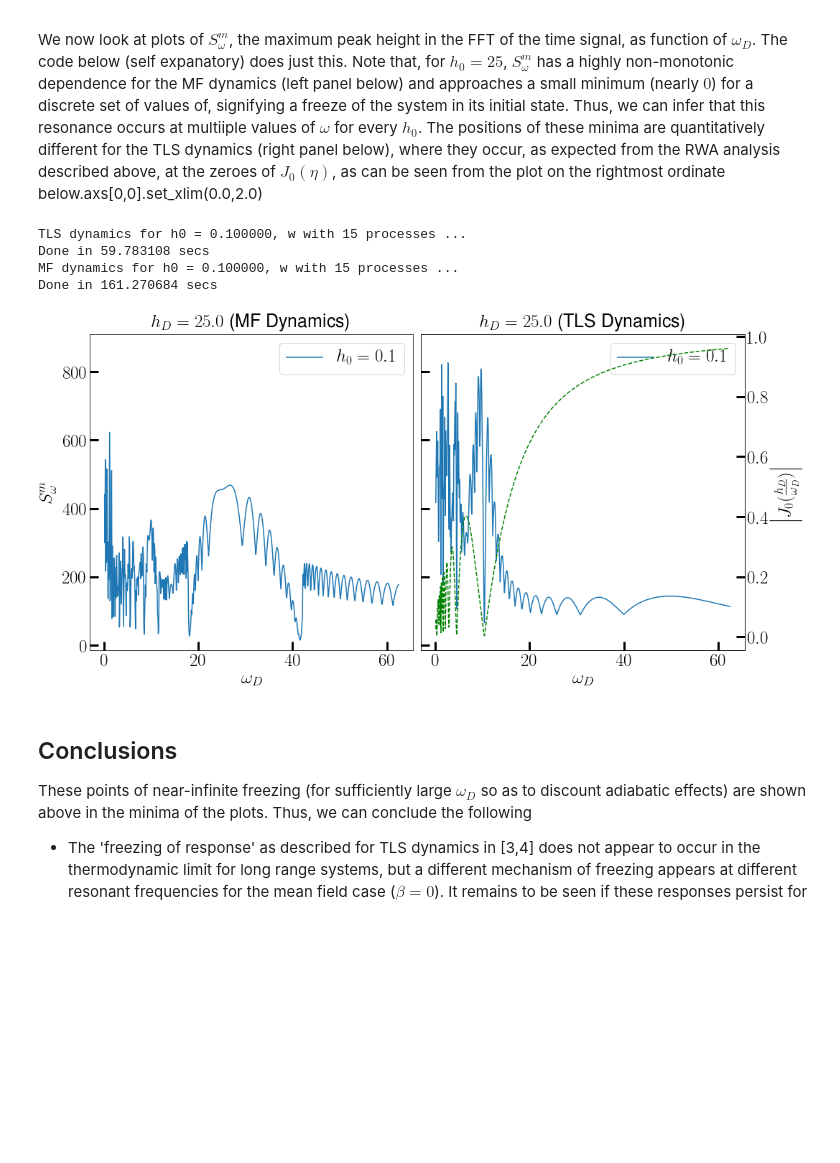
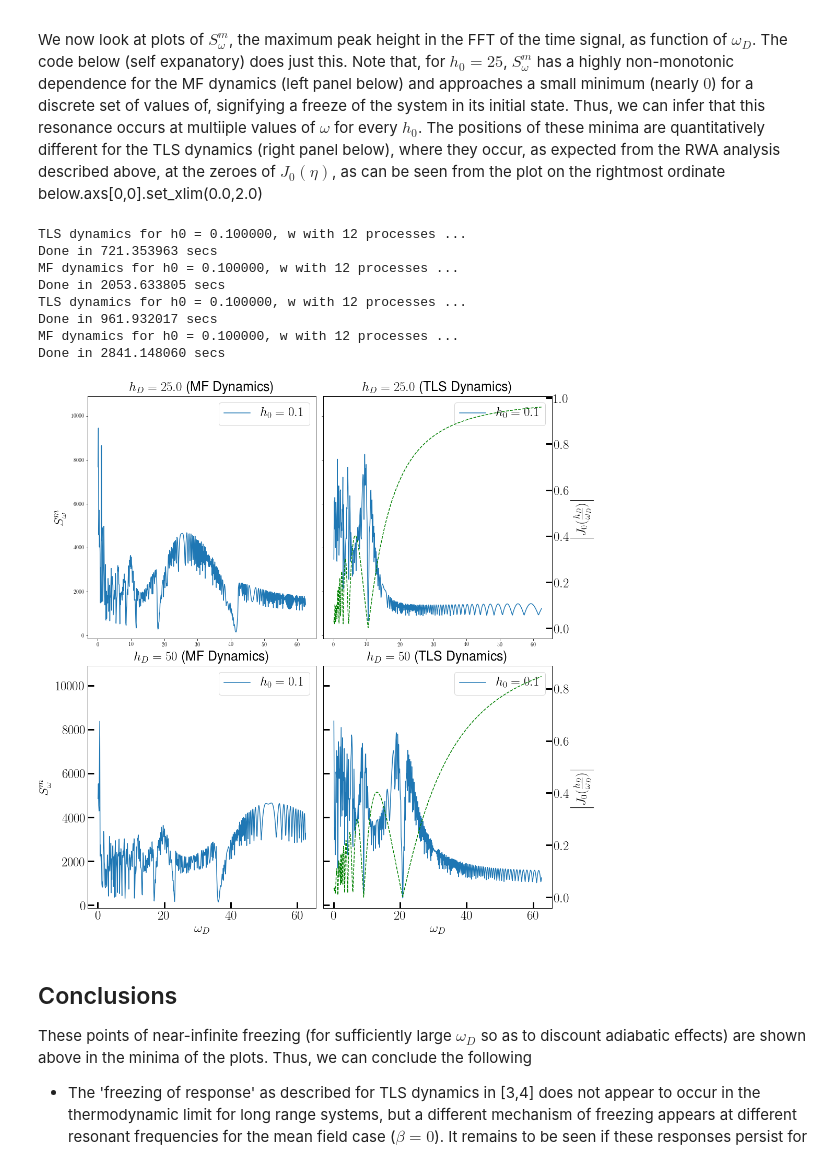
Before and after one commit to deyh2020/periodic_lipkin, a Jupyter notebook: lipkin.ipynb, the cells around one changed output. Cells and saved outputs as stored; diff of their text form; code cells hidden in the pictures; blank space fills up the shorter version.

Commit message:
added extra amplitude for freezing plots

```diff
--- a/lipkin.ipynb
+++ b/lipkin.ipynb
@@ -55,7 +55,7 @@ sx = np.array([[0, 1],[ 1, 0]])
 sy = np.array([[0, -1j],[1j, 0]])
 sz = np.array([[1, 0],[0, -1]])
 
-t = np.linspace(0, 100, 3000)
+t = np.linspace(0, 1000, 30000)
 h0 = 0.1
 h = 25.0
 eta = 2.40482555769577
@@ -121,8 +121,8 @@ for i, w in enumerate(omegas):
     axs[i, 1].plot(2.0 * np.pi * freqs_mf.real/w, np.abs(spectrum_mf),'b', label = "MF Soln", alpha=0.6)
     peaks, _ = find_peaks(np.abs(spectrum_mf), height=pheightmin)
     axs[i, 1].plot(2.0 * np.pi * freqs_mf[peaks].real/w, np.abs(spectrum_mf[peaks]), "x", label = "MF Peaks", alpha=0.6)
-    axs[i, 1].set_ylim(-0.01, 500)
-    axs[i, 1].set_xlim(-0.01, 2.2)
+    axs[i, 1].set_ylim(-0.01, 1500)
+    axs[i, 1].set_xlim(-0.01, 1.48)
 
 
 axs[lastplot, 0].set_xlabel(r'$t\;(\hbar/J)$',fontsize=fs)
@@ -170,67 +170,73 @@ def maxfft_mag_tls(t, psi0, h0, h, omega):
 
 
 if __name__ == '__main__':
-    nprocs = 15
+    nprocs = 12
     evals, evecs = eig((1j) * tls_jac(None, 0.0, 0.0, 0.0, 0.0))
     psi0 = evecs[:,np.argmin(evals)].copy()
-    besj_zero =
-    h = 25.0
-    h0 = [0.1]
+    amps = [25.0, 50]
+    h0 = 0.1
     omegas = np.linspace(0.1, 2.5 * h,  50 * nprocs)
-    t = np.linspace(0, 100, 3000)
+
+    t = np.linspace(0, 1000, 30000)
     p = Pool(processes = nprocs)
 
     fs = 25
     threshold = 130.0
 
-    fig, axs = plt.subplots(1, 2, sharey=True, figsize=(15,7.5))
-    axs[0].set_title(r"$h_D = {}$ (MF Dynamics)".format(h), fontsize=fs)
-    axs[0].set_ylabel(r'$S^m_\omega$',fontsize=fs, rotation="vertical")
+    fig, axs = plt.subplots(2, 2, sharey=True, figsize=(15,15))
 
-    for dc in h0:
+
+    for i, h in enumerate(amps):
         ## Internal Execution
         print("TLS dynamics for h0 = %f, w with %d processes ..." % (dc, nprocs))
         start = time.time()
-        dq_tls = p.starmap(maxfft_mag_tls,[(t, psi0, dc, h, w) for w in omegas])
+        dq_tls = p.starmap(maxfft_mag_tls,[(t, psi0, h0, h, w) for w in omegas])
         elapsed =  (time.time() - start)
         print("Done in %lf secs" % elapsed)
         print("MF dynamics for h0 = %f, w with %d processes ..." % (dc, nprocs))
         start = time.time()
-        dq_mf = p.starmap(maxfft_mag_mf,[(t, psi0, dc, h, w) for w in omegas])
+        dq_mf = p.starmap(maxfft_mag_mf,[(t, psi0, h0, h, w) for w in omegas])
         elapsed = (time.time() - start)
         print("Done in %lf secs" % elapsed)
 
         ## Load from external execution
         #fname = "mf_tls_driven_hd_25.0_h0_0.1_pheight.csv"
         #data = np.loadtxt(fname, delimiter=",")
         #omegas = data[:,0]
         #dq_mf = data[:,1]
         #dq_tls = data[:,2]
+        axs[i, 0].set_title(r"$h_D = {}$ (MF Dynamics)".format(h), fontsize=fs)
+        axs[i, 1].set_title(r"$h_D = {}$ (TLS Dynamics)".format(h), fontsize=fs)
+        axs[i, 0].set_ylabel(r'$S^m_\omega$',fontsize=fs, rotation="vertical")
 
-        axs[0].plot(omegas, dq_mf, label = r'$h_0 = {}$ '.format(dc))
-        legend0 = axs[0].legend(prop={'size': fs})
-        axs[1].plot(omegas, dq_tls, label = r'$h_0 = {}$ '.format(dc))
-        legend1 = axs[1].legend(prop={'size': fs})
-        ax_besj = axs[1].twinx()
+
+        axs[i, 0].plot(omegas, dq_mf, label = r'$h_0 = {}$ '.format(dc))
+        legend0 = axs[i, 0].legend(prop={'size': fs})
+        axs[i,1].plot(omegas, dq_tls, label = r'$h_0 = {}$ '.format(dc))
+        legend1 = axs[i, 1].legend(prop={'size': fs})
+        ax_besj = axs[i, 1].twinx()
         ax_besj.set_ylabel(r"$\left | J_0(\frac{h_D}{\omega_D})\right |$",fontsize=fs)
         ax_besj.plot(omegas, np.abs(j0(h/omegas)), "g--")
+        ax_besj.tick_params(direction='in', length=12, width=3, labelsize=fs)
 
-        axs[0].set_title(r"$h_D = {}$ (MF Dynamics)".format(h), fontsize=fs)
-        axs[1].set_title(r"$h_D = {}$ (TLS Dynamics)".format(h), fontsize=fs)
 
-    for ax in axs:
+    for ax in axs[1]:
         ax.set_xlabel(r'$\omega_D$',fontsize=fs)
         ax.tick_params(direction='in', length=12, width=3, labelsize=fs)
-        ax.set_ylim(-15, 910)
-    ax_besj.tick_params(direction='in', length=12, width=3, labelsize=fs)
+        ax.set_ylim(-150, 10910)
+
     fig.tight_layout()
     plt.plot()
 # %% [output]
-TLS dynamics for h0 = 0.100000, w with 15 processes ...
-Done in 59.783108 secs
-MF dynamics for h0 = 0.100000, w with 15 processes ...
-Done in 161.270684 secs
+TLS dynamics for h0 = 0.100000, w with 12 processes ...
+Done in 721.353963 secs
+MF dynamics for h0 = 0.100000, w with 12 processes ...
+Done in 2053.633805 secs
+TLS dynamics for h0 = 0.100000, w with 12 processes ...
+Done in 961.932017 secs
+MF dynamics for h0 = 0.100000, w with 12 processes ...
+Done in 2841.148060 secs
-[figure, old version]
+[figure, new version]
 # %% [markdown]
 ## Conclusions
 
```
Also changed, not shown: parts of 3 cells of this notebook.
